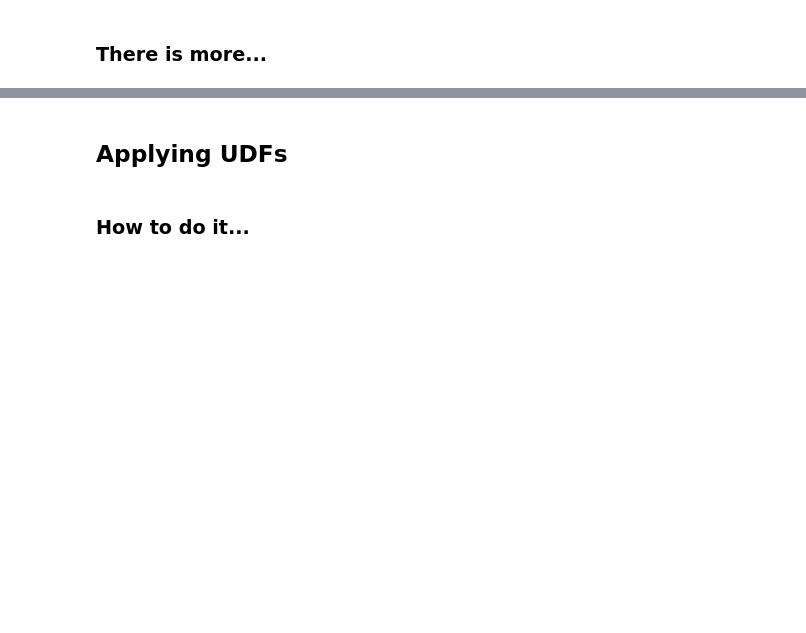
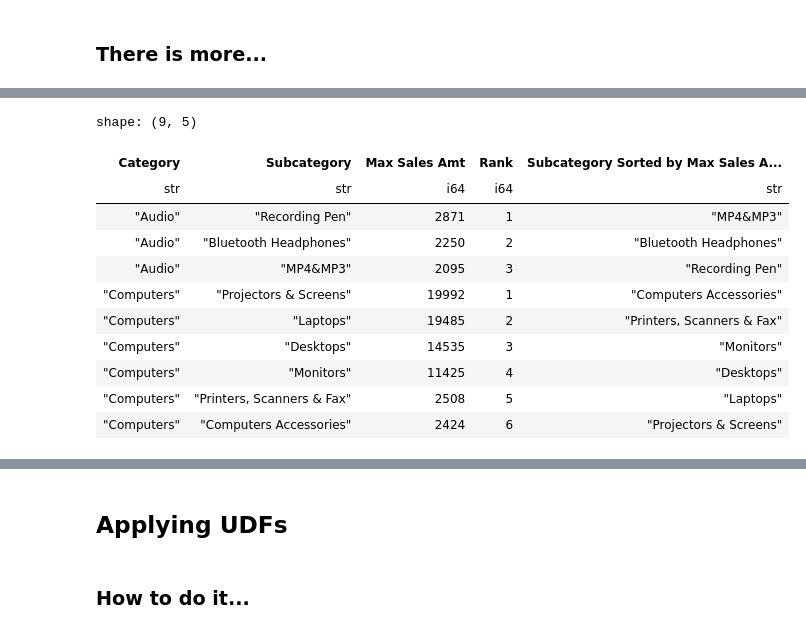
Before and after one commit to PacktPublishing/Polars-Cookbook, a Jupyter notebook: Chapter04/ch04.ipynb, the cells around one changed output, grey strips where cells are left out. Saved outputs shown, nothing was run; the diff lists cells and outputs as text; code cells hidden in the pictures; blank space fills up the shorter version.

```diff
--- a/Chapter04/ch04.ipynb
+++ b/Chapter04/ch04.ipynb
@@ -337,0 +956,28 @@ max_sales_rank.with_columns(
+# %%
+"""
+This code snippet sorts the 'Subcategory' column by 'Max Sales Amt' within each 'Category' and adds the sorted result as a new column named 'Subcategory Sorted by Max Sales Amt Ascending'.
+
+- `pl.col('Subcategory')`: Selects the 'Subcategory' column.
+- `sort_by('Max Sales Amt')`: Sorts the 'Subcategory' column by the 'Max Sales Amt' column.
+- `over('Category', mapping_strategy='explode')`: Applies the sorting operation within each 'Category' group and uses the 'explode' mapping strategy to handle the grouping.
+- `alias('Subcategory Sorted by Max Sales Amt Ascending')`: Renames the resulting sorted column to 'Subcategory Sorted by Max Sales Amt Ascending'.
+"""
+max_sales_rank.with_columns(
+    pl.col('Subcategory')
+    .sort_by('Max Sales Amt')
+    .over('Category', mapping_strategy='explode')
+    .alias('Subcategory Sorted by Max Sales Amt Ascending')
+)
+# %% [output]
+shape: (9, 5)
+| Category | Subcategory | Max Sales Amt | Rank | Subcategory Sorted by Max Sales A... |
+| str | str | i64 | i64 | str |
+| "Audio" | "Recording Pen" | 2871 | 1 | "MP4&MP3" |
+| "Audio" | "Bluetooth Headphones" | 2250 | 2 | "Bluetooth Headphones" |
+| "Audio" | "MP4&MP3" | 2095 | 3 | "Recording Pen" |
+| "Computers" | "Projectors & Screens" | 19992 | 1 | "Computers Accessories" |
+| "Computers" | "Laptops" | 19485 | 2 | "Printers, Scanners & Fax" |
+| "Computers" | "Desktops" | 14535 | 3 | "Monitors" |
+| "Computers" | "Monitors" | 11425 | 4 | "Desktops" |
+| "Computers" | "Printers, Scanners & Fax" | 2508 | 5 | "Laptops" |
+| "Computers" | "Computers Accessories" | 2424 | 6 | "Projectors & Screens" |
```
Also changed, not shown: parts of 68 cells of this notebook.
